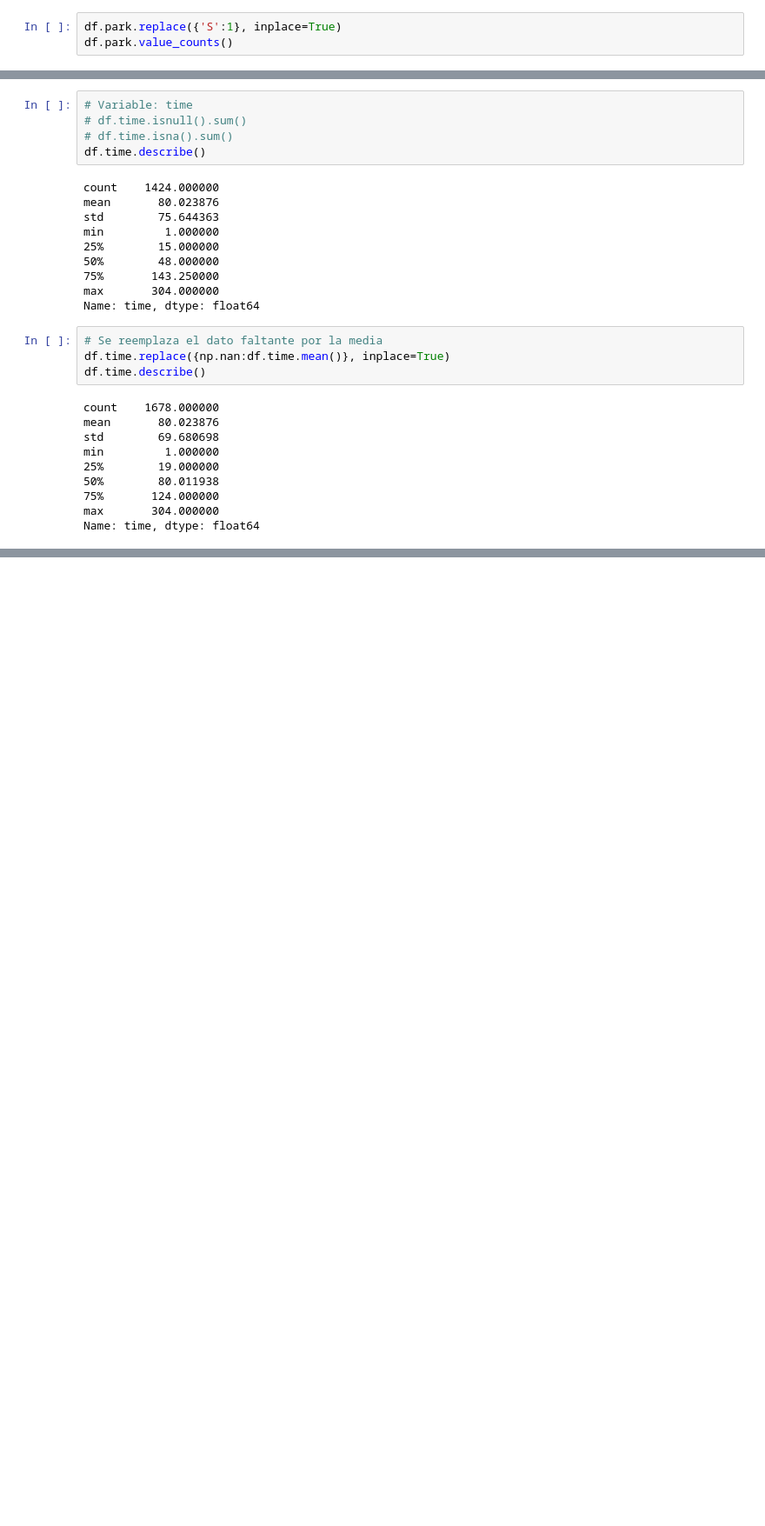
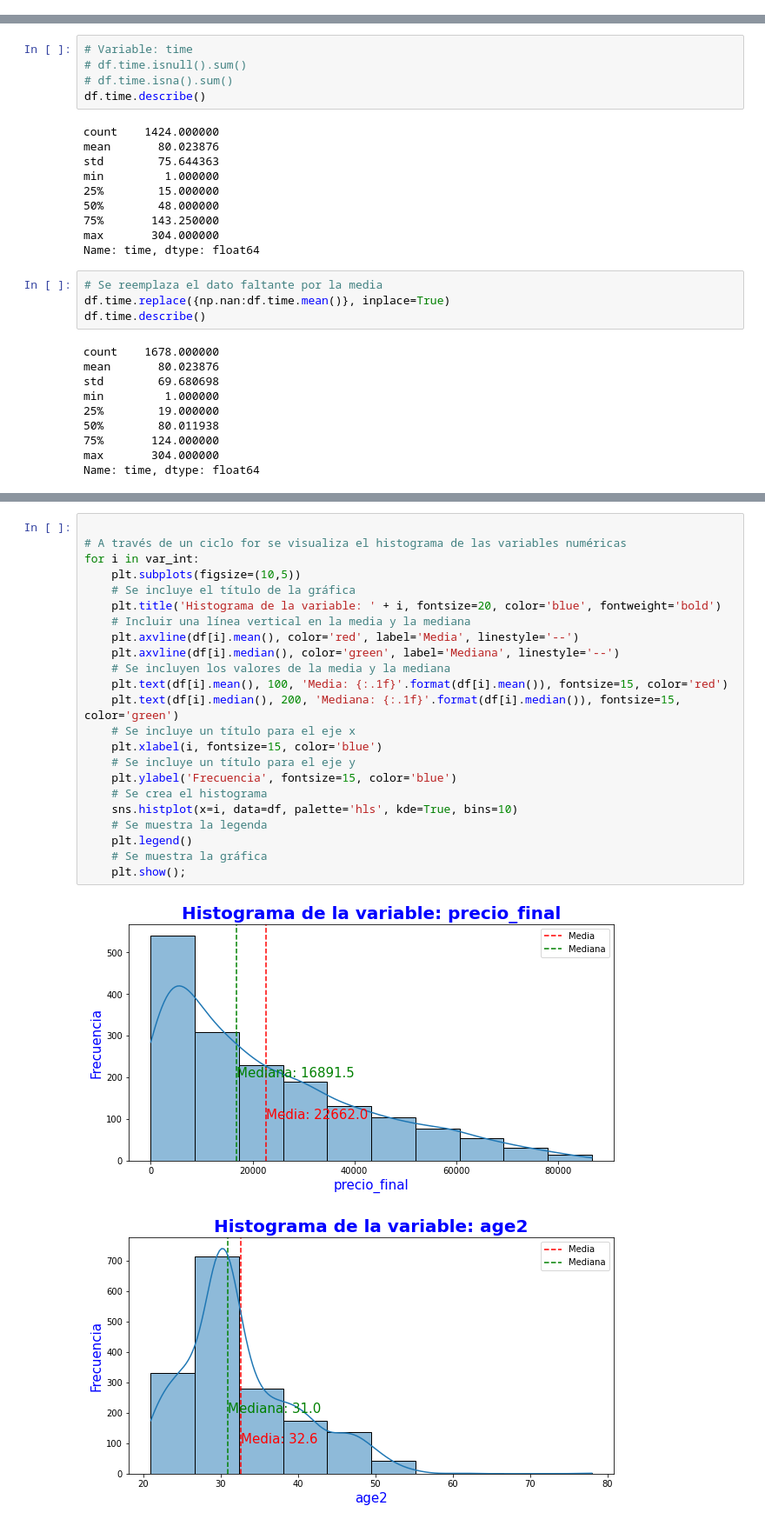
Before and after one commit to Franciscoletelier/UDP_BA, a Jupyter notebook: UDP_BA_Clase_Control01.ipynb, the cells around one changed output, grey strips where cells are left out. Shown at 87% size. Cells and saved outputs as stored; diff of their text form; blank space fills up the shorter version.

```diff
--- a/UDP_BA_Clase_Control01.ipynb
+++ b/UDP_BA_Clase_Control01.ipynb
@@ -397,6 +400,3 @@ df.park.value_counts()
 S    854
 0    824
 Name: park, dtype: int64
-# %%
-df.park.replace({'S':1}, inplace=True)
-df.park.value_counts()
@@ -534,0 +690,26 @@ memory usage: 183.7+ KB
+# %%
+
+# A través de un ciclo for se visualiza el histograma de las variables numéricas
+for i in var_int:
+    plt.subplots(figsize=(10,5))
+    # Se incluye el título de la gráfica
+    plt.title('Histograma de la variable: ' + i, fontsize=20, color='blue', fontweight='bold')
+    # Incluir una línea vertical en la media y la mediana
+    plt.axvline(df[i].mean(), color='red', label='Media', linestyle='--')
+    plt.axvline(df[i].median(), color='green', label='Mediana', linestyle='--')
+    # Se incluyen los valores de la media y la mediana
+    plt.text(df[i].mean(), 100, 'Media: {:.1f}'.format(df[i].mean()), fontsize=15, color='red')
+    plt.text(df[i].median(), 200, 'Mediana: {:.1f}'.format(df[i].median()), fontsize=15, color='green')
+    # Se incluye un título para el eje x
+    plt.xlabel(i, fontsize=15, color='blue')
+    # Se incluye un título para el eje y
+    plt.ylabel('Frecuencia', fontsize=15, color='blue')
+    # Se crea el histograma
+    sns.histplot(x=i, data=df, palette='hls', kde=True, bins=10)
+    # Se muestra la legenda
+    plt.legend()
+    # Se muestra la gráfica
+    plt.show();
+# %% [output]
+[figure, added]
+[figure, added]
```
Also changed, not shown: parts of 57 cells of this notebook.
